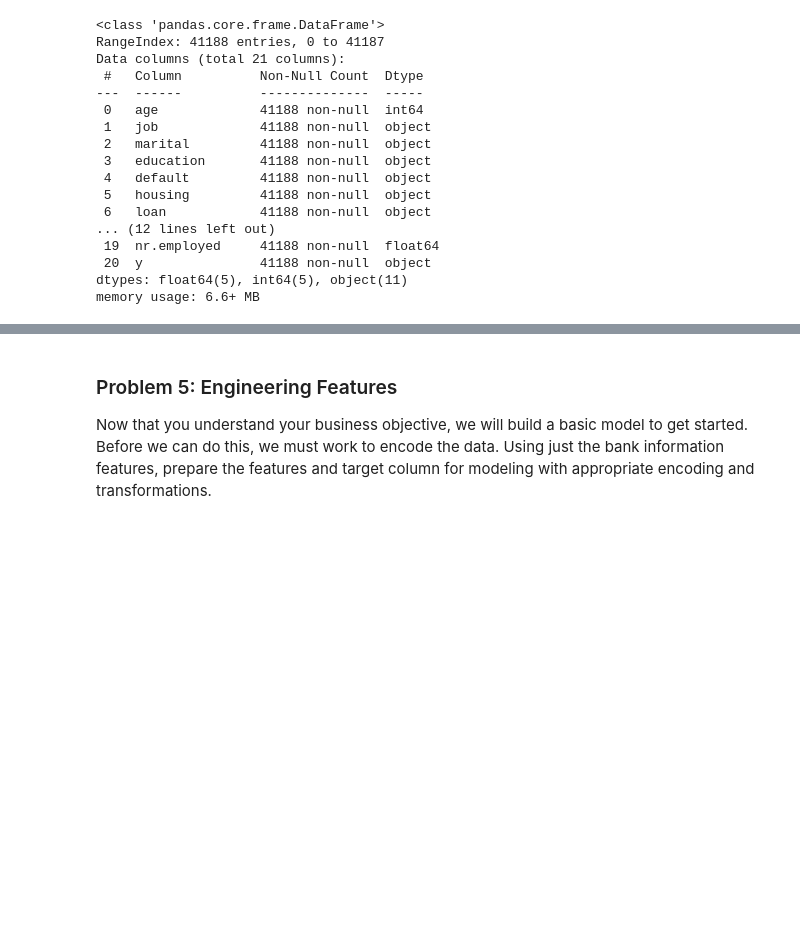
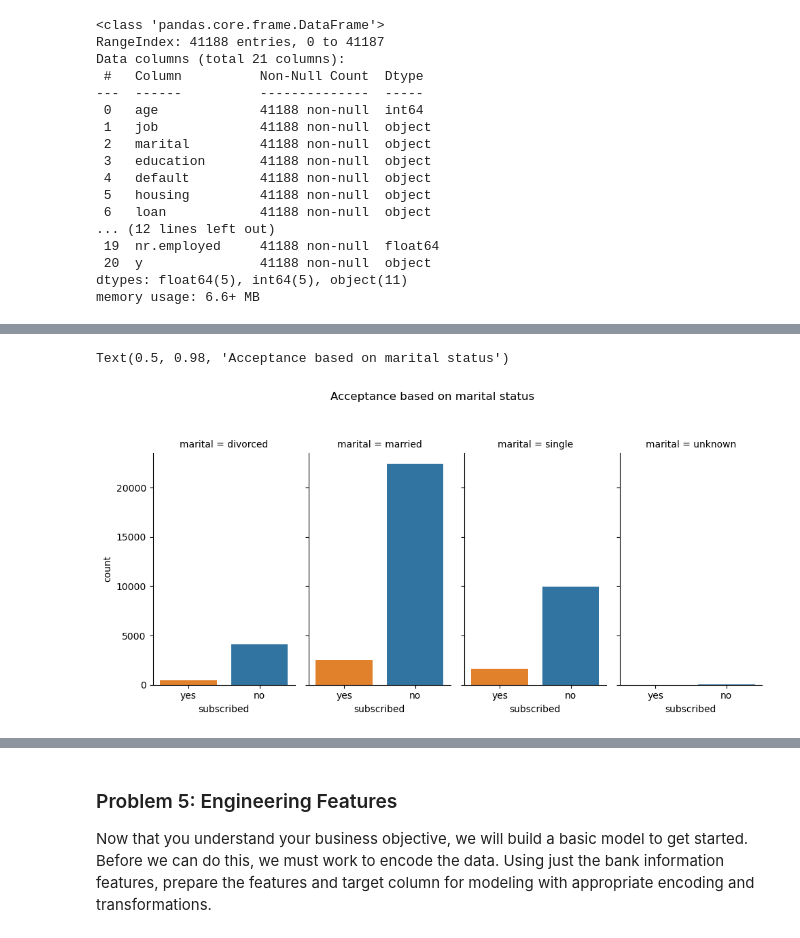
Before and after one commit to RaghavanK/comparing-classifiers, a Jupyter notebook: comparing-classifiers.ipynb, the cells around one changed output, grey strips where cells are left out. Drawn from its saved outputs; the diff is of its cells as text; code cells hidden in the pictures; blank space fills up the shorter version.

```diff
--- a/comparing-classifiers.ipynb
+++ b/comparing-classifiers.ipynb
@@ -105,0 +186,12 @@ memory usage: 6.6+ MB
+# %%
+# Subscription count based on marital status
+grouped = df_cleaned.groupby(['marital','y'])['age'].count().reset_index()
+grouped = grouped.rename(columns={'age': 'count','y': 'subscribed'})
+
+g = sns.FacetGrid(grouped, col="marital", hue="subscribed", height=5, aspect=.5)
+g.map(sns.barplot, "subscribed", "count", order=['yes','no'] )
+g.fig.subplots_adjust(top=0.8)
+g.fig.suptitle('Acceptance based on marital status')
+# %% [output]
+Text(0.5, 0.98, 'Acceptance based on marital status')
+[figure, added]
```
Also changed, not shown: parts of 7 cells of this notebook.
